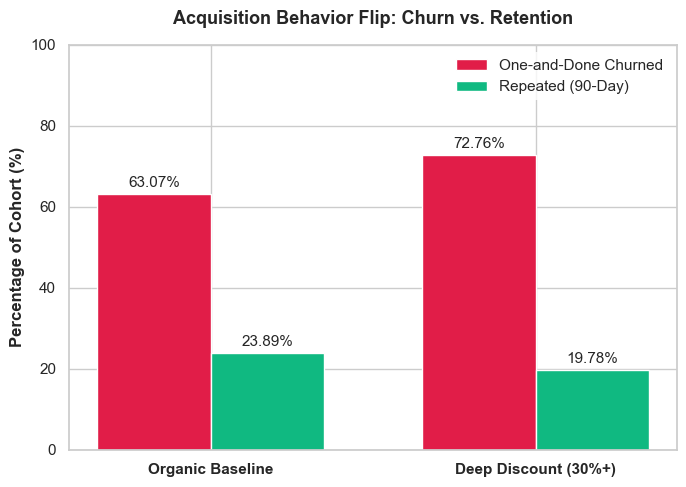
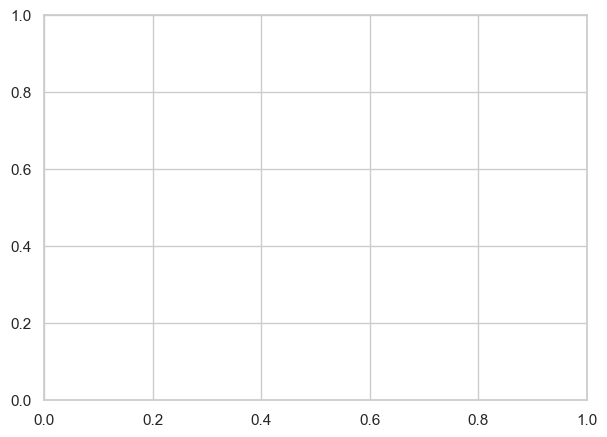
Unified diff of the notebook cell whose output changed from the first chart to the second:
--- before
+++ after
@@ -30,4 +30,6 @@
 ax.bar_label(rects2, padding=3, fmt='%.2f%%')
 
+plt.savefig('/Users/roopak/Desktop/Applied-Data-Group-Project/ds6_churn_flip_chart.png', dpi=300, bbox_inches='tight')
+
 plt.tight_layout()
 plt.show()
@@ -54,4 +56,7 @@
 
 plt.suptitle('The Whale Effect: Average vs. Median Distribution Split', fontweight='bold', fontsize=14, y=1.02)
+
+plt.savefig('/Users/roopak/Desktop/Applied-Data-Group-Project/ds6_whale_effect_chart.png', dpi=300, bbox_inches='tight')
+
 plt.tight_layout()
 plt.show()

Commit: DS 6: Finalized production-grade charts and markdown pipeline